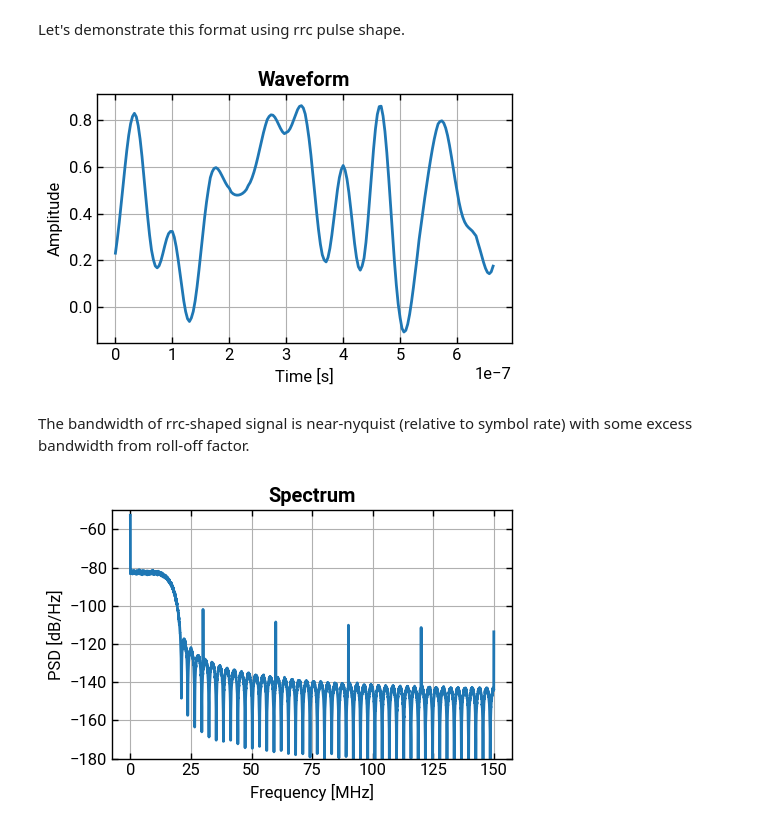
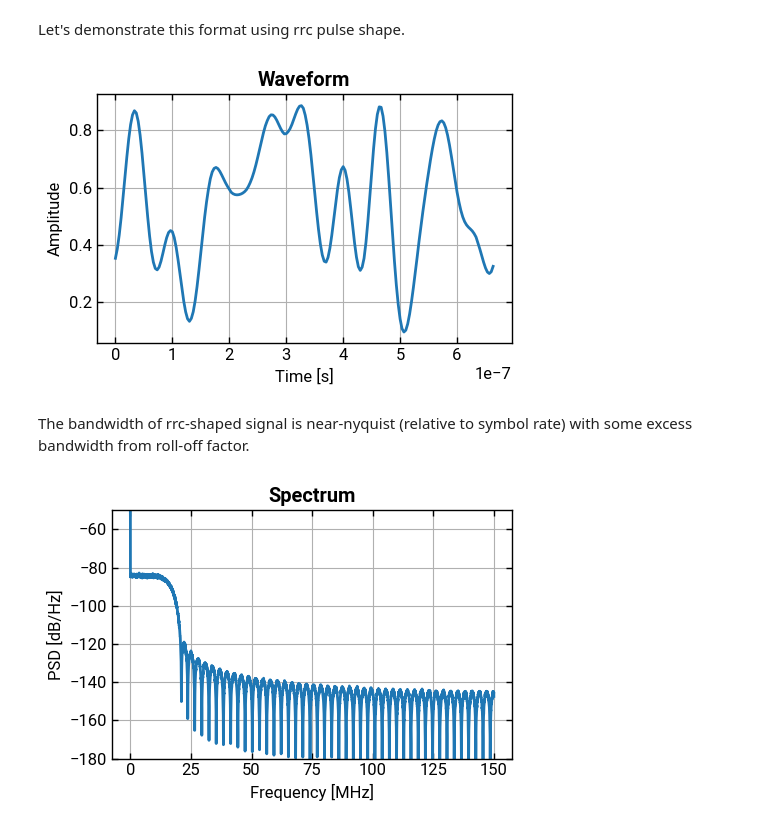
Before and after one commit to lokgar/commstools, a Jupyter notebook: examples/01-pam-waveforms.ipynb, the cells around one changed output. Drawn from its saved outputs; the diff is of its cells as text; code cells hidden in the pictures.

```diff
--- a/examples/01-pam-waveforms.ipynb
+++ b/examples/01-pam-waveforms.ipynb
@@ -156,20 +171,20 @@ Let's demonstrate this format using rrc pulse shape.
 # %%
 pam4 = pam_waveform(
     order=4,
     bipolar=False,
     num_symbols=100_000,
     sps=sps,
     symbol_rate=symbol_rate,
     pulse_shape="rrc",
     seed=42,
+    filter_span=10,
 )
-# pam4.samples -= pam4.samples.mean()
 pam4.plot_symbols(num_symbols=20, show=True)
 # %% [output]
-[figure, old version]
+[figure, new version]
 # %% [markdown]
 The bandwidth of rrc-shaped signal is near-nyquist (relative to symbol rate) with some excess bandwidth from roll-off factor.
 # %%
 pam4.plot_psd(show=True, nperseg=2**14, ylim=(-180, -50))
 # %% [output]
-[figure, old version]
+[figure, new version]
```
Also changed, not shown: parts of 20 cells of this notebook, 4 other files.
